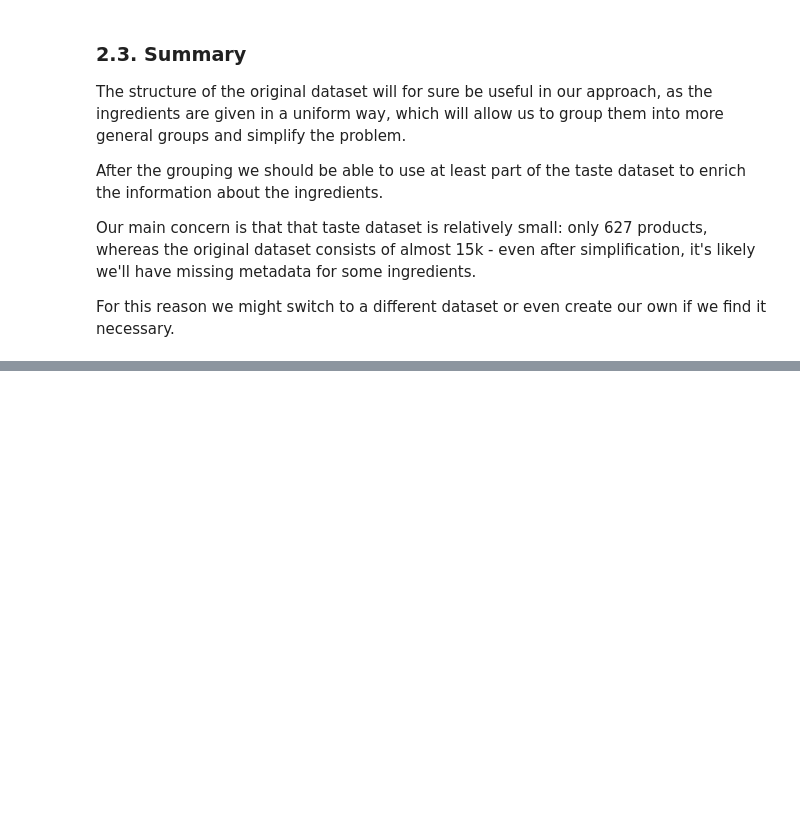
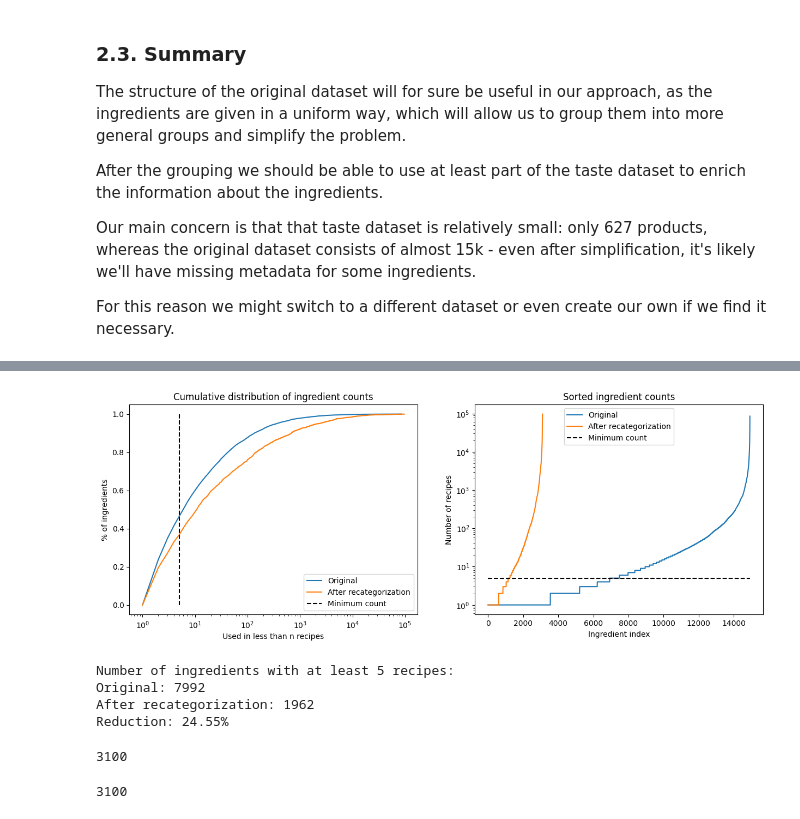
Before and after one commit to Tremirre/EaT-PIM-Revised, a Jupyter notebook: report.ipynb, the cells around one changed output, grey strips where cells are left out. Cells and saved outputs as stored; diff of their text form; code cells hidden in the pictures; blank space fills up the shorter version.

```diff
--- a/report.ipynb
+++ b/report.ipynb
@@ -283,0 +378,51 @@ For this reason we might switch to a different dataset or even create our own if
+# %%
+MIN_RECIPIES_COUNT = 5
+
+re_counts_arr = np.array(tuple(ingredient_recounts.values()))
+re_ing_x = [i for i in range(1, re_counts_arr.max() + 1)]
+re_ing_y = [(re_counts_arr < i).sum() / re_counts_arr.shape[0] for i in re_ing_x]
+
+fig, axs = plt.subplots(1, 2, figsize=(15, 5))
+
+axs[0].plot(ing_x, ing_y, label="Original")
+axs[0].plot(re_ing_x, re_ing_y, label="After recategorization")
+axs[0].plot([MIN_RECIPIES_COUNT, MIN_RECIPIES_COUNT], [0, 1], label="Minimum count", linestyle="--", color="black")
+axs[0].set_xscale('log')
+axs[0].set_title("Cumulative distribution of ingredient counts")
+axs[0].set_xlabel("Used in less than n recipes")
+axs[0].set_ylabel("% of ingredients")
+axs[0].legend()
+
+axs[1].plot(sorted(counts_arr), label="Original")
+axs[1].plot(sorted(re_counts_arr), label="After recategorization")
+axs[1].plot([0, counts_arr.shape[0]], [MIN_RECIPIES_COUNT, MIN_RECIPIES_COUNT], label="Minimum count", linestyle="--", color="black")
+axs[1].set_title("Sorted ingredient counts")
+axs[1].set_xlabel("Ingredient index")
+axs[1].set_ylabel("Number of recipes")
+axs[1].legend()
+axs[1].set_yscale('log')
+
+plt.show()
+# %% [output]
+[figure, added]
+# %%
+parsed_min_count = [(v, count) for v, count in ingredient_counts.most_common() if count >= MIN_RECIPIES_COUNT]
+parsed_min_recount = [(v, count) for v, count in ingredient_recounts.most_common() if count >= MIN_RECIPIES_COUNT]
+
+print(f"Number of ingredients with at least {MIN_RECIPIES_COUNT} recipes:")
+print(f"Original: {len(parsed_min_count)}")
+print(f"After recategorization: {len(parsed_min_recount)}")
+print(f"Reduction: {len(parsed_min_recount) / len(parsed_min_count) * 100:.2f}%")
+# %% [output]
+Number of ingredients with at least 5 recipes:
+Original: 7992
+After recategorization: 1962
+Reduction: 24.55%
+# %%
+len(ingredient_recounts.most_common())
+# %% [output]
+3100
+# %%
+len(ingredient_recounts)
+# %% [output]
+3100
```
Also changed, not shown: parts of 16 cells of this notebook, 1 other file.
